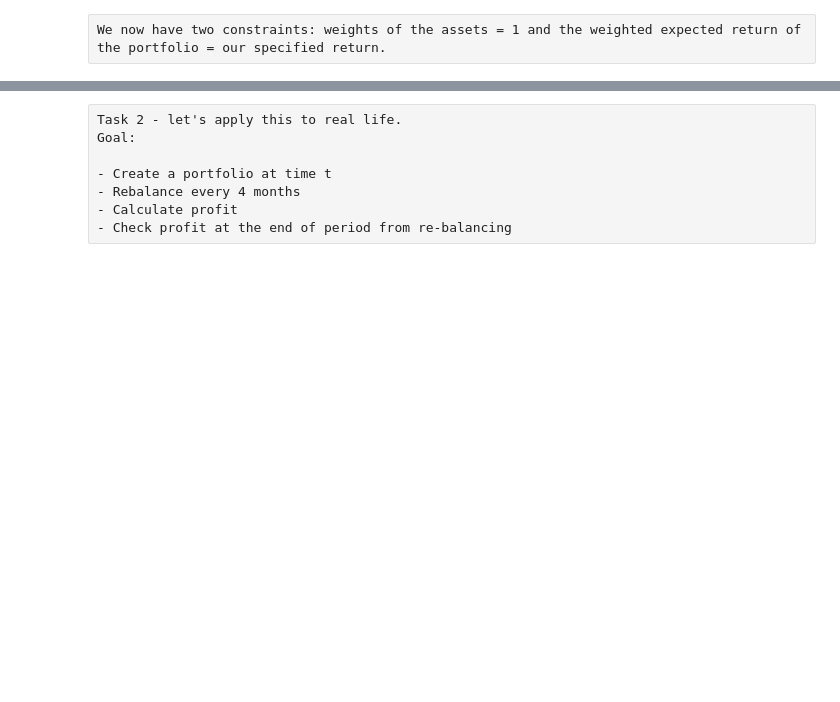
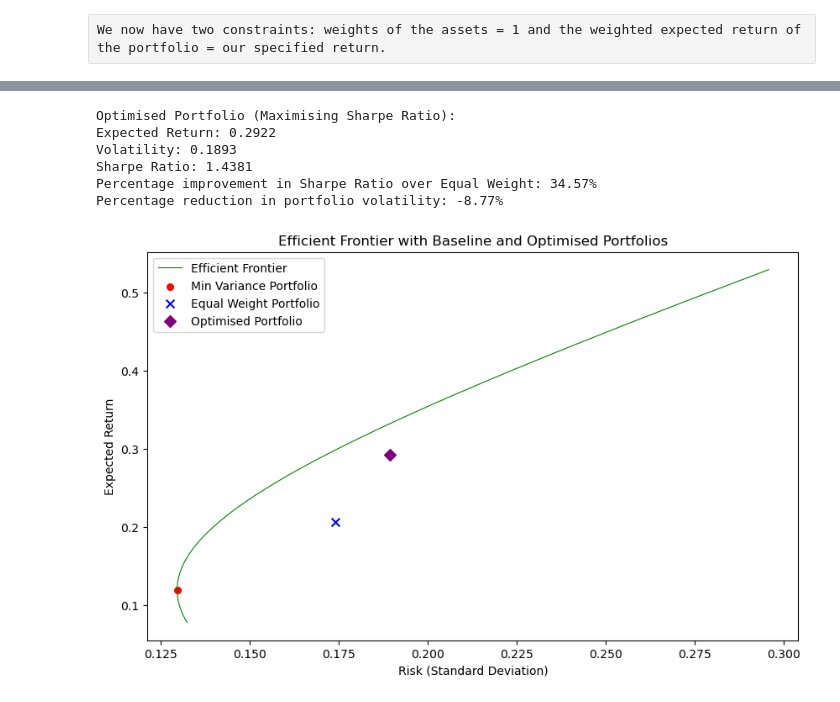
Before and after one commit to giancarlonan/Mean_Variance_Analysis, a Jupyter notebook: MPT.ipynb, the cells around one changed output, grey strips where cells are left out. Saved outputs shown, nothing was run; the diff lists cells and outputs as text; code cells hidden in the pictures; blank space fills up the shorter version.

```diff
--- a/MPT.ipynb
+++ b/MPT.ipynb
@@ -195,10 +193,65 @@ plt.show()
+# %%
+# Optimise the Portfolio (Maximise Sharpe Ratio)
+
+# We define a function to compute negative Sharpe ratio for optimisation since sco.minimize is
+# designed to minimize functions, by minimizing the negative Sharpe ratio,
+# we effectively Maximise the Sharpe ratio
+
+def negative_sharpe_ratio(weights, mean_returns, cov_matrix, risk_free_rate):
+    p_return, p_std = portfolio_performance(weights, mean_returns, cov_matrix)
+    return -(p_return - risk_free_rate) / p_std
+
+# Constraints and bounds for long-only portfolio
+constraints = ({'type': 'eq', 'fun': lambda x: np.sum(x) - 1})
+bounds = tuple((0, 1) for _ in range(num_assets))
+initial_guess = num_assets * [1. / num_assets]
+
+opt_result = sco.minimize(negative_sharpe_ratio, initial_guess,
+                          args=(mean_returns, cov_matrix, risk_free_rate),
+                          method='SLSQP', bounds=bounds, constraints=constraints)
+optimal_weights = opt_result.x
+
+opt_return, opt_std = portfolio_performance(optimal_weights, mean_returns, cov_matrix)
+opt_sharpe = (opt_return - risk_free_rate) / opt_std
+
+print("\nOptimised Portfolio (Maximising Sharpe Ratio):")
+print(f"Expected Return: {opt_return:.4f}")
+print(f"Volatility: {opt_std:.4f}")
+print(f"Sharpe Ratio: {opt_sharpe:.4f}")
+
+improvement = ((opt_sharpe / eq_sharpe) - 1) * 100
+print(f"Percentage improvement in Sharpe Ratio over Equal Weight: {improvement:.2f}%")
+
+vol_reduction = ((eq_std - opt_std) / eq_std) * 100
+print(f"Percentage reduction in portfolio volatility: {vol_reduction:.2f}%")
+# %% [output]
+Optimised Portfolio (Maximising Sharpe Ratio):
+Expected Return: 0.2922
+Volatility: 0.1893
+Sharpe Ratio: 1.4381
+Percentage improvement in Sharpe Ratio over Equal Weight: 34.57%
+Percentage reduction in portfolio volatility: -8.77%
+# %%
+# Plotting: Efficient Frontier with Additional Portfolios
+
+plt.figure(figsize=(10, 6))
+plt.plot(full_port_std, full_returns, 'g-', linewidth=0.8, label='Efficient Frontier')
+
+# Minimum Variance Portfolio Point
+plt.scatter(mvp_std, mvp_expected_return, color='red', marker='o', s=30, label='Min Variance Portfolio')
+
+# Baseline (Equal Weight) Portfolio Point
+plt.scatter(eq_std, eq_return, color='blue', marker='x', s=50, label='Equal Weight Portfolio')
+
+# Optimised (Max Sharpe) Portfolio Point
+plt.scatter(opt_std, opt_return, color='purple', marker='D', s=50, label='Optimised Portfolio')
+
+plt.xlabel('Risk (Standard Deviation)')
+plt.ylabel('Expected Return')
+plt.title('Efficient Frontier with Baseline and Optimised Portfolios')
+plt.legend()
+plt.show()
+# %% [output]
+[figure, added]
 # %%
 ##############################################################################################################################################
-# %% [raw]
-Task 2 - let's apply this to real life.
-Goal:
-
-- Create a portfolio at time t
-- Rebalance every 4 months
-- Calculate profit
-- Check profit at the end of period from re-balancing
```
Also changed, not shown: parts of 10 cells of this notebook, 1 other file.
